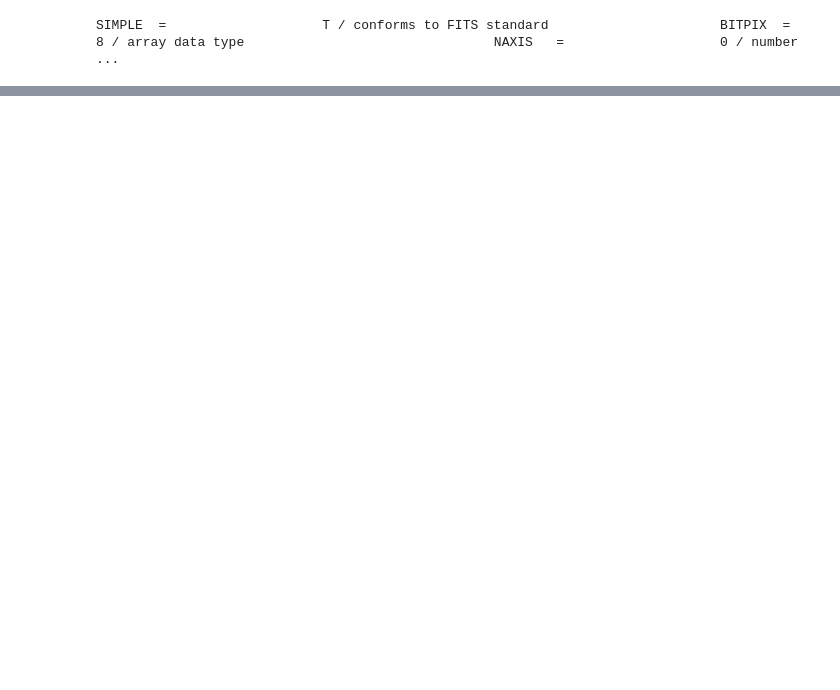
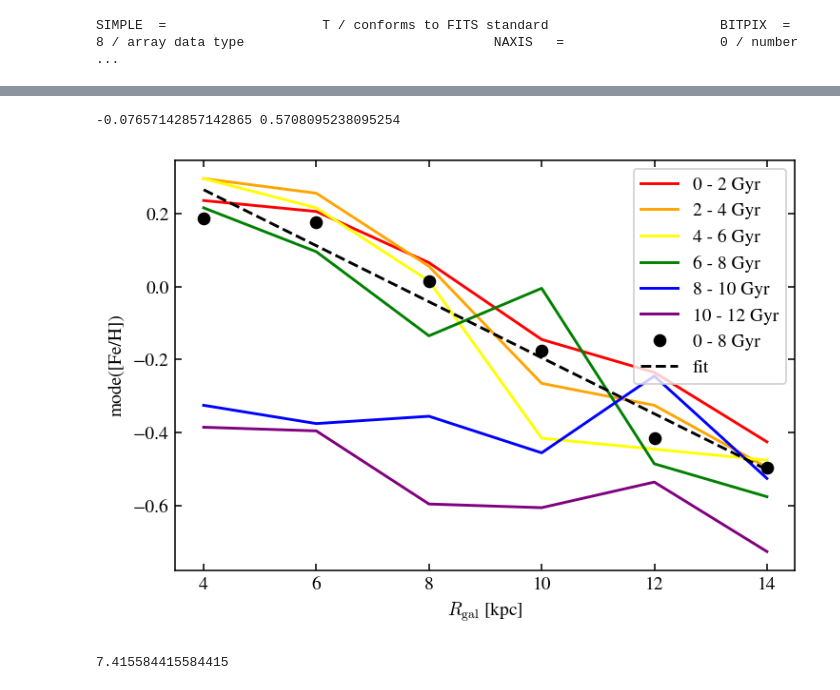
Before and after one commit to lodubay/abeona, a Jupyter notebook: notebooks/birth_radius.ipynb, the cells around one changed output, grey strips where cells are left out. Cells and saved outputs as stored; diff of their text form; code cells hidden in the pictures; blank space fills up the shorter version.

```diff
--- a/notebooks/birth_radius.ipynb
+++ b/notebooks/birth_radius.ipynb
@@ -45,0 +274,58 @@ Table length=1089927
+# %%
+fig, ax = plt.subplots()
+
+mdf_bins = np.arange(-1., 0.51, 0.01)
+mdf_bin_centers = (mdf_bins[1:] + mdf_bins[:-1]) / 2
+
+age_bins = np.arange(0, 14, 2)
+age_bin_centers = (age_bins[1:] + age_bins[:-1]) / 2
+galr_bins = np.arange(3, 17, 2)
+galr_bin_centers = (galr_bins[1:] + galr_bins[:-1]) / 2
+colors = ['red', 'orange', 'yellow', 'green', 'blue', 'purple']
+for j in range(len(age_bins) - 1):
+    age_lim = (age_bins[j], age_bins[j+1])
+    modes = []
+    for i in range(len(galr_bins)-1):
+        galr_lim = (galr_bins[i], galr_bins[i+1])
+        subset = sample[(sample['galr'] >= galr_lim[0]) &
+                        (sample['galr'] < galr_lim[1]) &
+                        (sample['age_lowess_correct'] >= age_lim[0]) &
+                        (sample['age_lowess_correct'] < age_lim[1])]
+        mdf, bin_edges = np.histogram(subset['fe_h_astroNN'], bins=mdf_bins, density=True)
+        # calculate the mode
+        modes.append(mdf_bin_centers[np.argmax(mdf)])
+    ax.plot(galr_bin_centers, modes, color=colors[j], label='%s - %s Gyr' % age_lim)
+
+# Best fit for <8 Gyr stars
+age_lim = (0, 8)
+modes = []
+for i in range(len(galr_bins)-1):
+    galr_lim = (galr_bins[i], galr_bins[i+1])
+    subset = sample[(sample['galr'] >= galr_lim[0]) &
+                    (sample['galr'] < galr_lim[1]) &
+                    (sample['age_lowess_correct'] >= age_lim[0]) &
+                    (sample['age_lowess_correct'] < age_lim[1])]
+    mdf, bin_edges = np.histogram(subset['fe_h_astroNN'], bins=mdf_bins, density=True)
+    # calculate the mode
+    modes.append(mdf_bin_centers[np.argmax(mdf)])
+A = np.vstack([galr_bin_centers, np.ones(len(galr_bin_centers))]).T
+m, c = np.linalg.lstsq(A, np.array(modes), rcond=None)[0]
+print(m, c)
+ax.plot(galr_bin_centers, modes, 'ko', label='%s - %s Gyr' % age_lim)
+ax.plot(galr_bin_centers, m * galr_bin_centers + c, 'k--', label='fit')
+
+ax.set_xlabel(r'$R_{\rm gal}$ [kpc]')
+ax.set_ylabel('mode([Fe/H])')
+ax.legend()
+
+plt.show()
+# %% [output]
+-0.07657142857142865 0.5708095238095254
+[figure, added]
+# %%
+def predict_birth_radius(feh, slope=-0.077, intercept=0.571):
+    return (feh - intercept) / slope
+
+predict_birth_radius(0.)
+# %% [output]
+7.415584415584415
```
Also changed, not shown: parts of 16 cells of this notebook, 1 other file.
